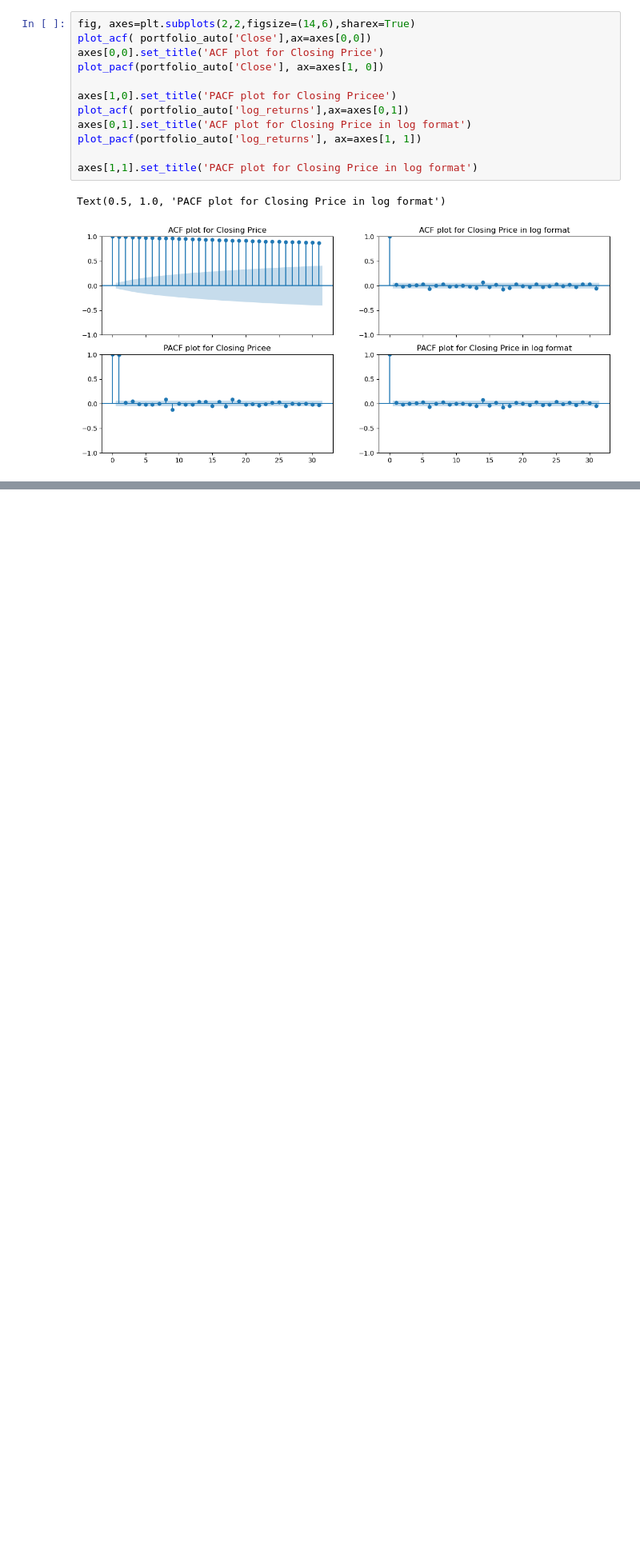
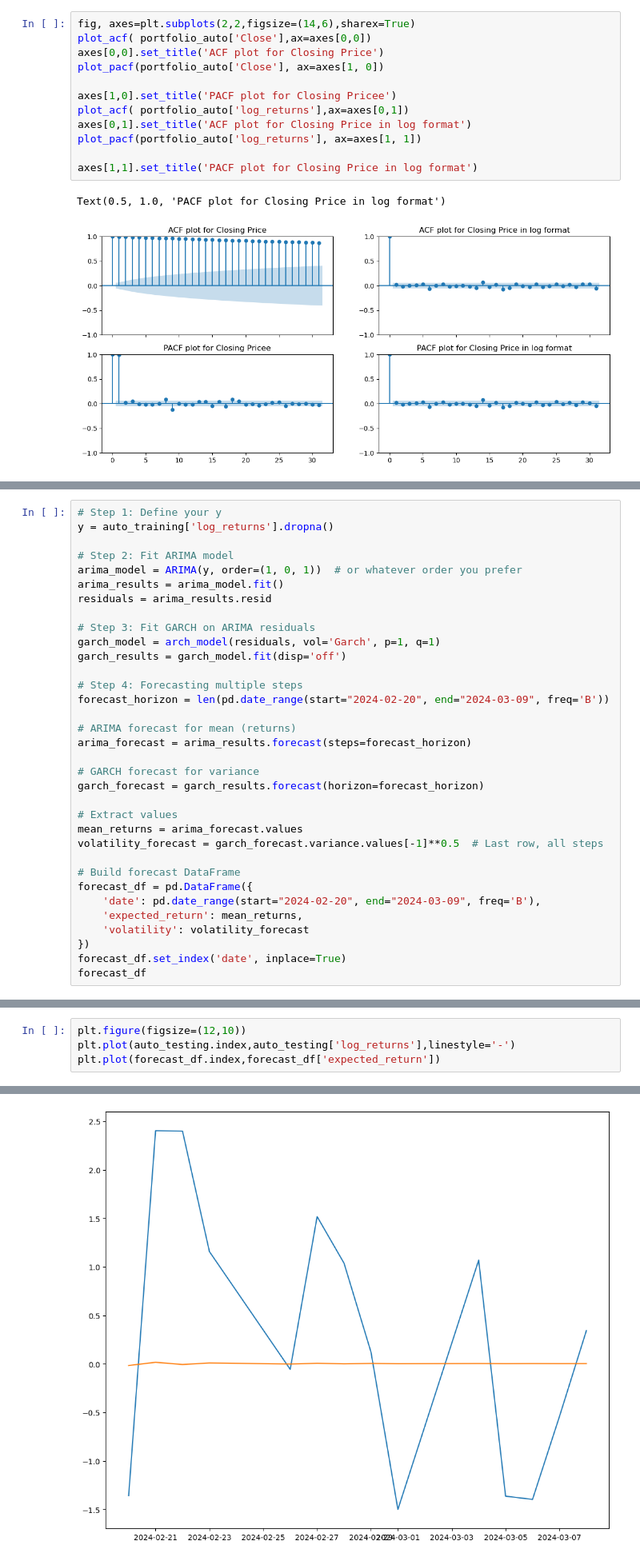
Before and after one commit to lucaluisadjei/pythongermanstocks, a Jupyter notebook: python_project copy.ipynb, the cells around one changed output, grey strips where cells are left out. Shown: that part at 80% size. Saved outputs shown, nothing was run; the diff lists cells and outputs as text; blank space fills up the shorter version.

```diff
--- a/python_project copy.ipynb
+++ b/python_project copy.ipynb
@@ -909,0 +229,34 @@ plt.plot(df_tel['dates'],df_tel['volatility'])
+# %%
+# Step 1: Define your y
+y = auto_training['log_returns'].dropna()
+
+# Step 2: Fit ARIMA model
+arima_model = ARIMA(y, order=(1, 0, 1))  # or whatever order you prefer
+arima_results = arima_model.fit()
+residuals = arima_results.resid
+
+# Step 3: Fit GARCH on ARIMA residuals
+garch_model = arch_model(residuals, vol='Garch', p=1, q=1)
+garch_results = garch_model.fit(disp='off')
+
+# Step 4: Forecasting multiple steps
+forecast_horizon = len(pd.date_range(start="2024-02-20", end="2024-03-09", freq='B'))
+
+# ARIMA forecast for mean (returns)
+arima_forecast = arima_results.forecast(steps=forecast_horizon)
+
+# GARCH forecast for variance
+garch_forecast = garch_results.forecast(horizon=forecast_horizon)
+
+# Extract values
+mean_returns = arima_forecast.values
+volatility_forecast = garch_forecast.variance.values[-1]**0.5  # Last row, all steps
+
+# Build forecast DataFrame
+forecast_df = pd.DataFrame({
+    'date': pd.date_range(start="2024-02-20", end="2024-03-09", freq='B'),
+    'expected_return': mean_returns,
+    'volatility': volatility_forecast
+})
+forecast_df.set_index('date', inplace=True)
+forecast_df
@@ -909,0 +303,5 @@ plt.plot(df_tel['dates'],df_tel['volatility'])
+# %%
+plt.figure(figsize=(12,10))
+plt.plot(auto_testing.index,auto_testing['log_returns'],linestyle='-')
+plt.plot(forecast_df.index,forecast_df['expected_return'])
+# %% [output]
@@ -909,0 +309 @@ plt.plot(df_tel['dates'],df_tel['volatility'])
+[figure, added]
```
Also changed, not shown: parts of 50 cells of this notebook.
